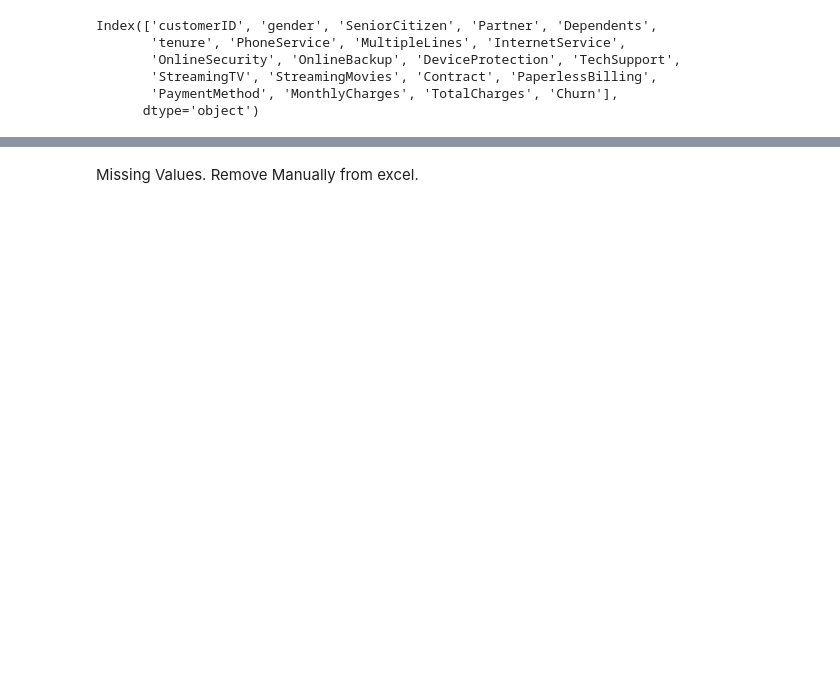
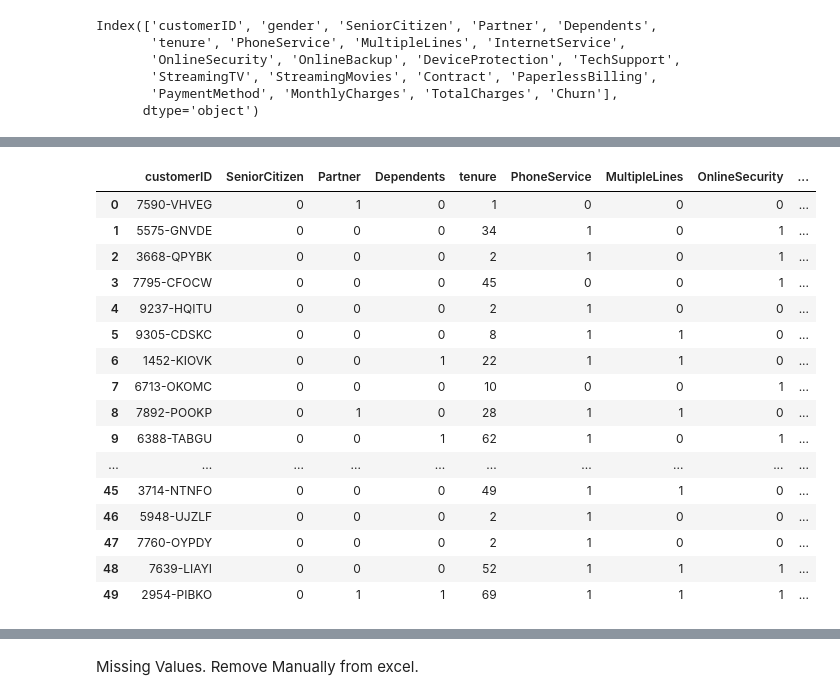
Before and after one commit to anmolsabharwal/Kaggle, a Jupyter notebook: CI.ipynb, the cells around one changed output, grey strips where cells are left out. Cells and saved outputs as stored; diff of their text form; code cells hidden in the pictures; blank space fills up the shorter version.

```diff
--- a/CI.ipynb
+++ b/CI.ipynb
@@ -81,0 +154,20 @@ ValueError: ignored
+# %%
+ci.head(50)
+# %% [output]
+|  | customerID | SeniorCitizen | Partner | Dependents | tenure | PhoneService | MultipleLines | OnlineSecurity | ... |
+| 0 | 7590-VHVEG | 0 | 1 | 0 | 1 | 0 | 0 | 0 | ... |
+| 1 | 5575-GNVDE | 0 | 0 | 0 | 34 | 1 | 0 | 1 | ... |
+| 2 | 3668-QPYBK | 0 | 0 | 0 | 2 | 1 | 0 | 1 | ... |
+| 3 | 7795-CFOCW | 0 | 0 | 0 | 45 | 0 | 0 | 1 | ... |
+| 4 | 9237-HQITU | 0 | 0 | 0 | 2 | 1 | 0 | 0 | ... |
+| 5 | 9305-CDSKC | 0 | 0 | 0 | 8 | 1 | 1 | 0 | ... |
+| 6 | 1452-KIOVK | 0 | 0 | 1 | 22 | 1 | 1 | 0 | ... |
+| 7 | 6713-OKOMC | 0 | 0 | 0 | 10 | 0 | 0 | 1 | ... |
+| 8 | 7892-POOKP | 0 | 1 | 0 | 28 | 1 | 1 | 0 | ... |
+| 9 | 6388-TABGU | 0 | 0 | 1 | 62 | 1 | 0 | 1 | ... |
+| ... | ... | ... | ... | ... | ... | ... | ... | ... | ... |
+| 45 | 3714-NTNFO | 0 | 0 | 0 | 49 | 1 | 1 | 0 | ... |
+| 46 | 5948-UJZLF | 0 | 0 | 0 | 2 | 1 | 0 | 0 | ... |
+| 47 | 7760-OYPDY | 0 | 0 | 0 | 2 | 1 | 0 | 0 | ... |
+| 48 | 7639-LIAYI | 0 | 0 | 0 | 52 | 1 | 1 | 1 | ... |
+| 49 | 2954-PIBKO | 0 | 1 | 1 | 69 | 1 | 1 | 1 | ... |
```
Also changed, not shown: parts of 22 cells of this notebook.
